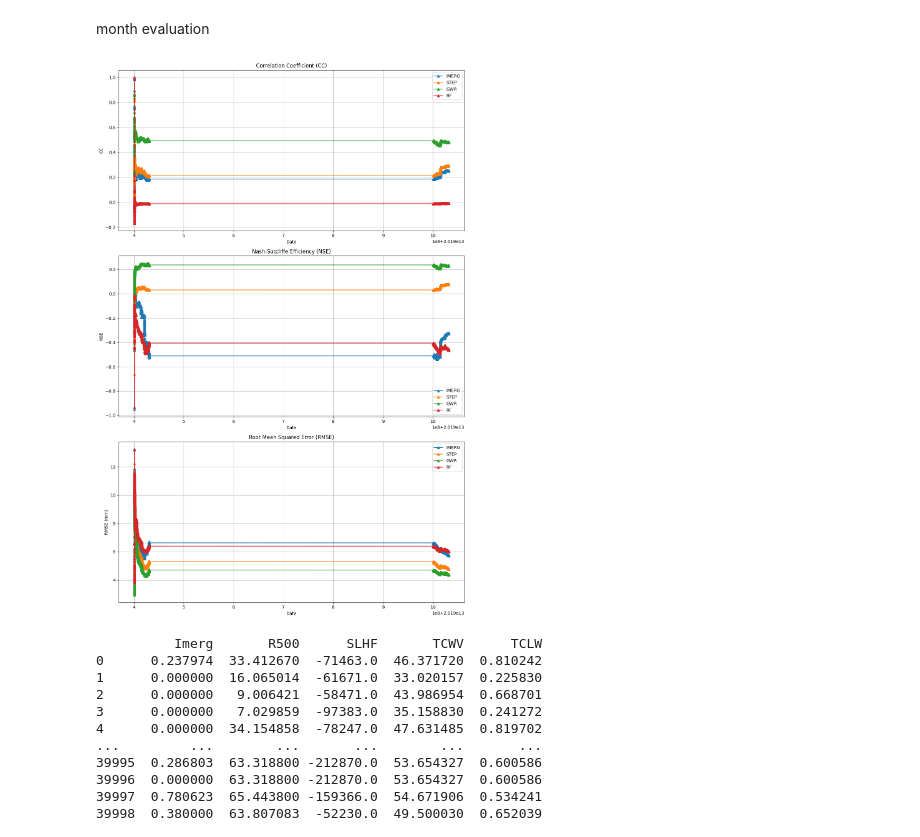
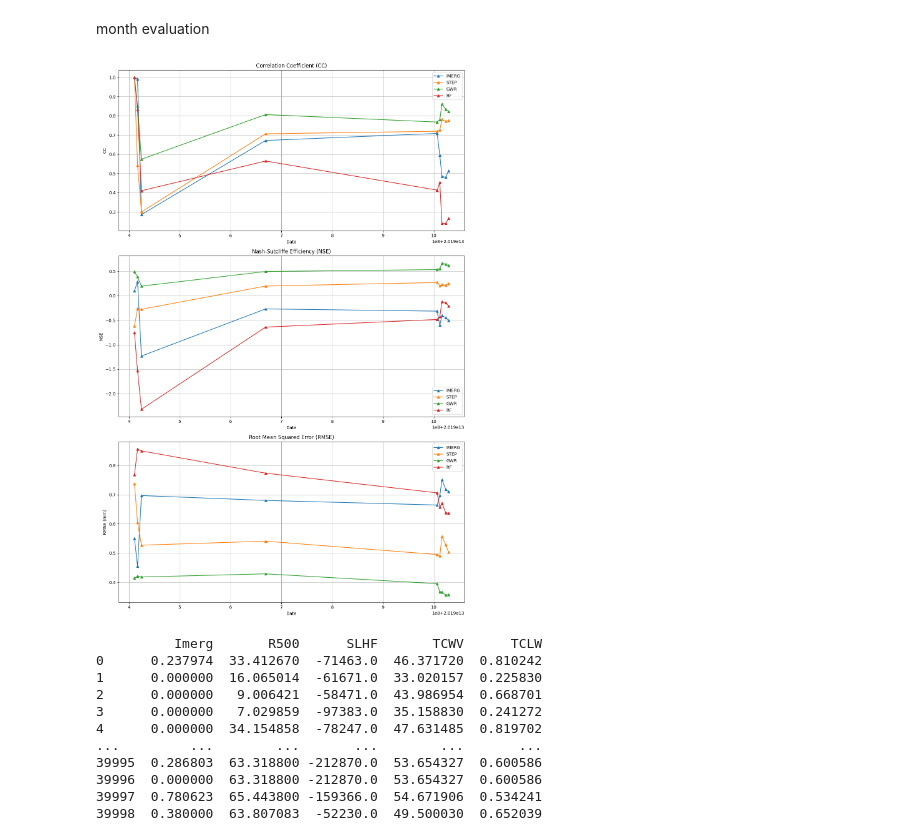
Before and after one commit to Le-Bao-181003/CVDHD, a Jupyter notebook: RandomForest.ipynb, the cells around one changed output. Saved outputs shown, nothing was run; the diff lists cells and outputs as text; code cells hidden in the pictures.

```diff
--- a/RandomForest.ipynb
+++ b/RandomForest.ipynb
@@ -417,19 +414,19 @@ from scipy.stats import pearsonr
 
 # Load data from CSV file
 
-file_path_rf = '/content/predictions_RF.csv'
+file_path_rf = '/content/data_rf2_file.csv'
 data_rf = pd.read_csv(file_path_rf)
 rf = data_rf['Predicted']
 
-file_path_gwr = '/content/predictions_GWR.csv'
+file_path_gwr = '/content/data_gwr2_file.csv'
 data_gwr = pd.read_csv(file_path_gwr)
 gwr = data_gwr['Predicted AWS']
 
-file_path_step = '/content/predictions_step.csv'
+file_path_step = '/content/data_step2_file.csv'
 data_step = pd.read_csv(file_path_step)
 step = data_step['y_pred']
 
-file_path = '/content/data_test.csv'
+file_path = '/content/data_test2_file.csv'
 data_test = pd.read_csv(file_path)
 imerg = data_test['Imerg']
 obs = data_test['AWS']
@@ -508,34 +505,34 @@ plt.ylabel('CC')
 plt.legend()
 plt.grid()
 
 # Plot Nash-Sutcliffe Efficiency (NSE)
 plt.subplot(3, 1, 2)
 plt.plot(metrics_df['date'], metrics_df['NSE_IMERG'], label='IMERG', marker='^', linestyle='-')
 plt.plot(metrics_df['date'], metrics_df['NSE_STEP'], label='STEP', marker='^', linestyle='-')
 plt.plot(metrics_df['date'], metrics_df['NSE_GWR'], label='GWR', marker='^', linestyle='-')
 plt.plot(metrics_df['date'], metrics_df['NSE_RF'], label='RF', marker='^', linestyle='-')
 plt.title('Nash-Sutcliffe Efficiency (NSE)')
 plt.xlabel('Date')
 plt.ylabel('NSE')
 plt.legend()
 plt.grid()
 
 # Plot Root Mean Squared Error (RMSE)
 plt.subplot(3, 1, 3)
 plt.plot(metrics_df['date'], metrics_df['RMSE_IMERG'], label='IMERG', marker='^', linestyle='-')
 plt.plot(metrics_df['date'], metrics_df['RMSE_STEP'], label='STEP', marker='^', linestyle='-')
 plt.plot(metrics_df['date'], metrics_df['RMSE_GWR'], label='GWR', marker='^', linestyle='-')
 plt.plot(metrics_df['date'], metrics_df['RMSE_RF'], label='RF', marker='^', linestyle='-')
 plt.title('Root Mean Squared Error (RMSE)')
 plt.xlabel('Date')
 plt.ylabel('RMSE (mm)')
 plt.legend()
 plt.grid()
 
 plt.tight_layout()
 plt.show()
 # %% [output]
-[figure, old version]
+[figure, new version]
 # %%
 import pandas as pd
 import numpy as np
```
Also changed, not shown: parts of 2 cells of this notebook.
